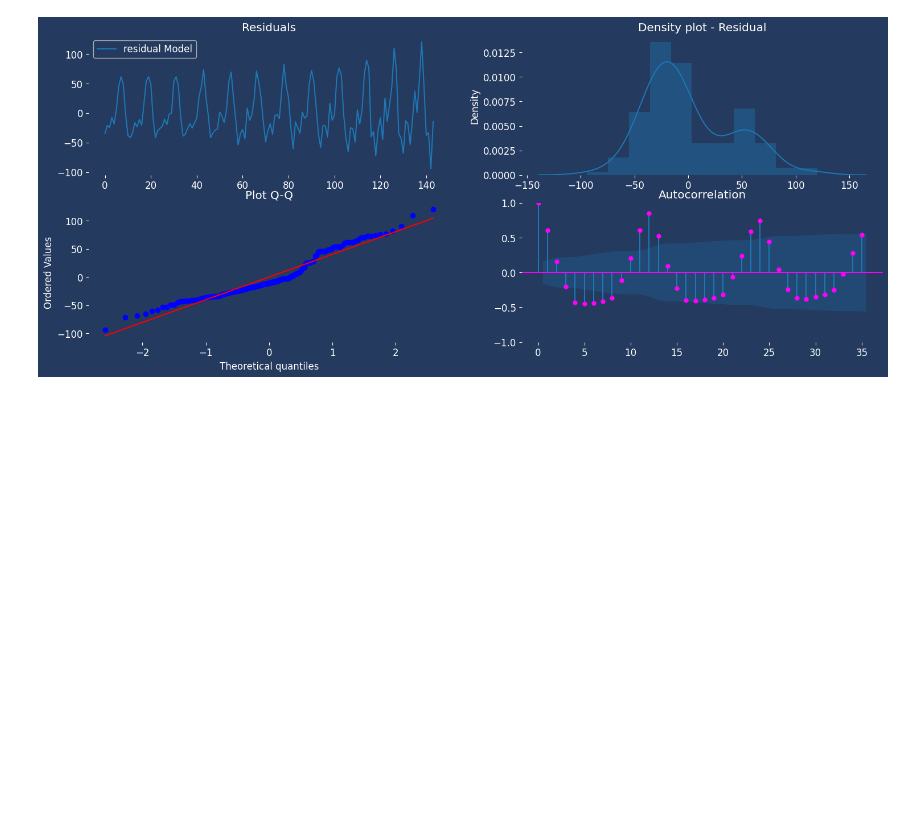
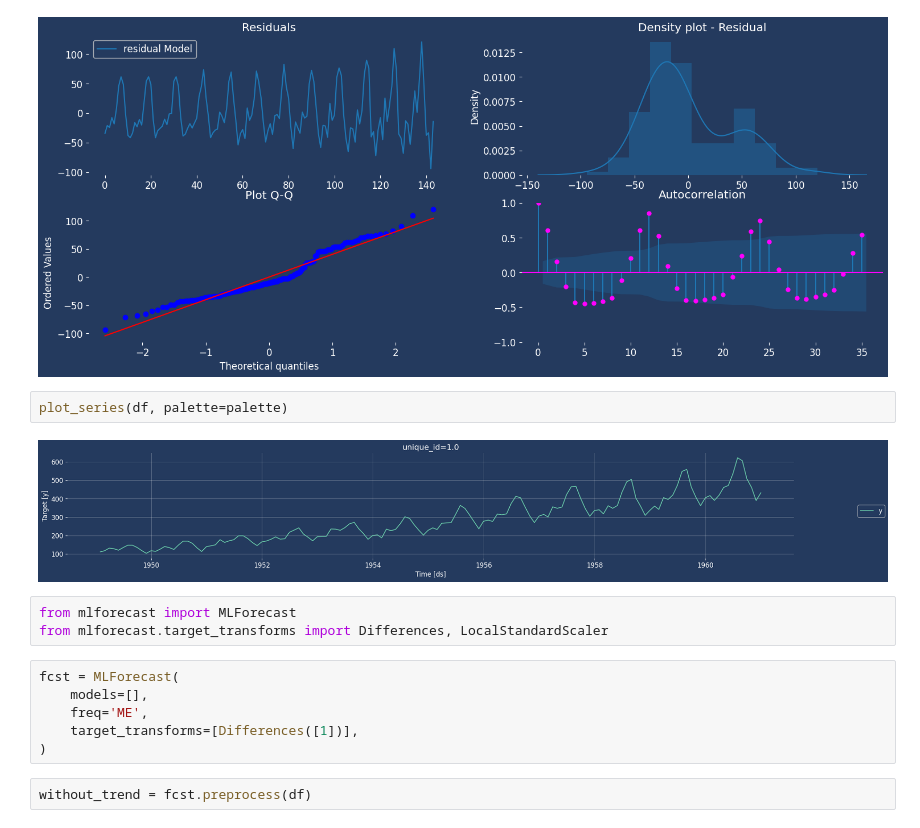
Before and after one commit to wesstone12/tool-kit, a Jupyter notebook: eda.ipynb, the cells around one changed output. Drawn from its saved outputs; the diff is of its cells as text; blank space fills up the shorter version.

```diff
--- a/eda.ipynb
+++ b/eda.ipynb
@@ -428,3 +428,18 @@ axs[1,1].set_title("Autocorrelation");
 plt.show();
 # %% [output]
 [figure]
+# %%
+plot_series(df, palette=palette)
+# %% [output]
+[figure, added]
+# %%
+from mlforecast import MLForecast
+from mlforecast.target_transforms import Differences, LocalStandardScaler
+# %%
+fcst = MLForecast(
+    models=[],
+    freq='ME',
+    target_transforms=[Differences([1])],
+)
+# %%
+without_trend = fcst.preprocess(df)
```
Also changed, not shown: parts of 9 cells of this notebook, 7 other files.
